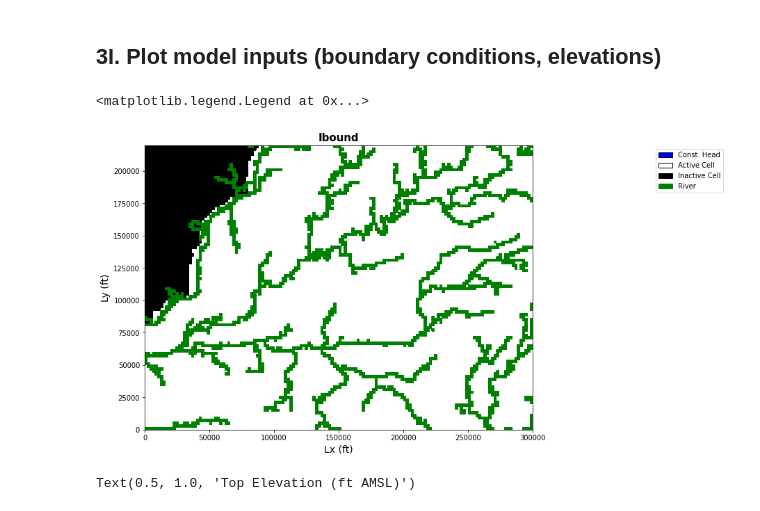
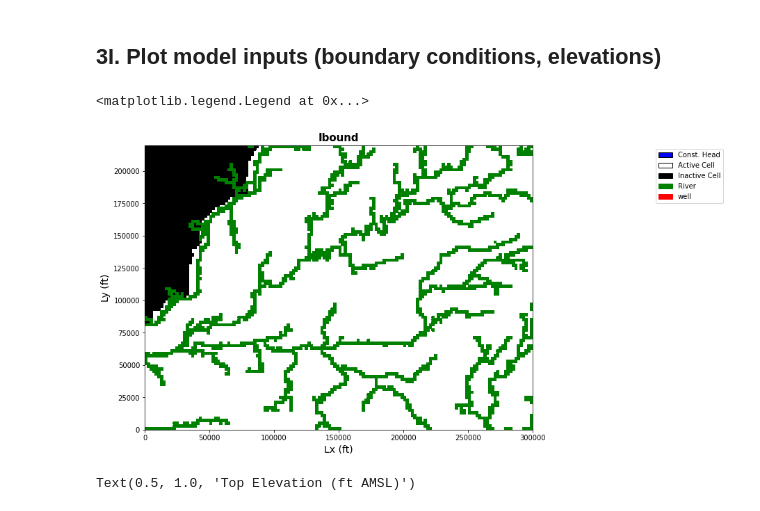
Before and after one commit to iordach1/GEOL572-GRL, a Jupyter notebook: GRL-Model.ipynb, the cells around one changed output. Saved outputs shown, nothing was run; the diff lists cells and outputs as text; code cells hidden in the pictures.

```diff
--- a/GRL-Model.ipynb
+++ b/GRL-Model.ipynb
@@ -478,24 +480,26 @@ replacing existing Package...
 # %%
 '''Plot grid and boundary conditions'''
 #----------------------------------------------------------------------------
 plt.figure(figsize=(10,10)) #create 10 x 10 figure
 modelmap = flopy.plot.PlotMapView(model=m, layer=0)
 #grid = modelmap.plot_grid()
 ib = modelmap.plot_ibound()
 rvr = modelmap.plot_bc(ftype='RIV')
+wel = modelmap.plot_bc(ftype='WEL')
 #add labels and legend
 plt.xlabel('Lx (ft)',fontsize = 14)
 plt.ylabel('Ly (ft)',fontsize = 14)
 plt.title('Ibound', fontsize = 15, fontweight = 'bold')
 plt.legend(handles=[mp.patches.Patch(color='blue',label='Const. Head',ec='black'),
                    mp.patches.Patch(color='white',label='Active Cell',ec='black'),
                    mp.patches.Patch(color='black',label='Inactive Cell',ec='black'),
-                   mp.patches.Patch(color='green',label='River',ec='green')],
+                   mp.patches.Patch(color='green',label='River',ec='green'),
+                   mp.patches.Patch(color='red',label='well',ec='red')],
                    bbox_to_anchor=(1.5,1.0))
 #----------------------------------------------------------------------------
 # %% [output]
 <matplotlib.legend.Legend at 0x...>
-[figure, old version]
+[figure, new version]
 # %%
 '''Plot elevation'''
 #----------------------------------------------------------------------------
```
Also changed, not shown: parts of 7 cells of this notebook.
